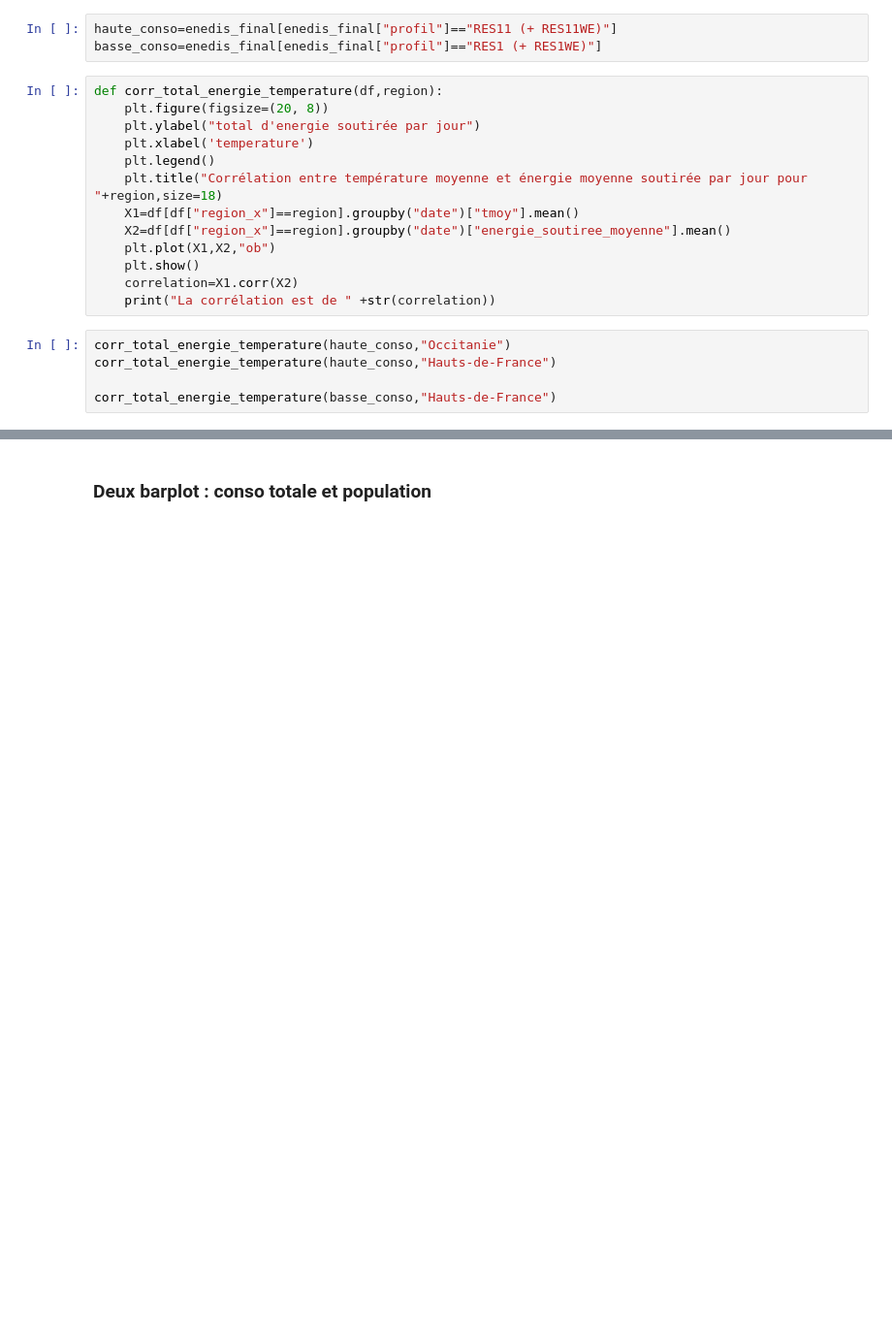
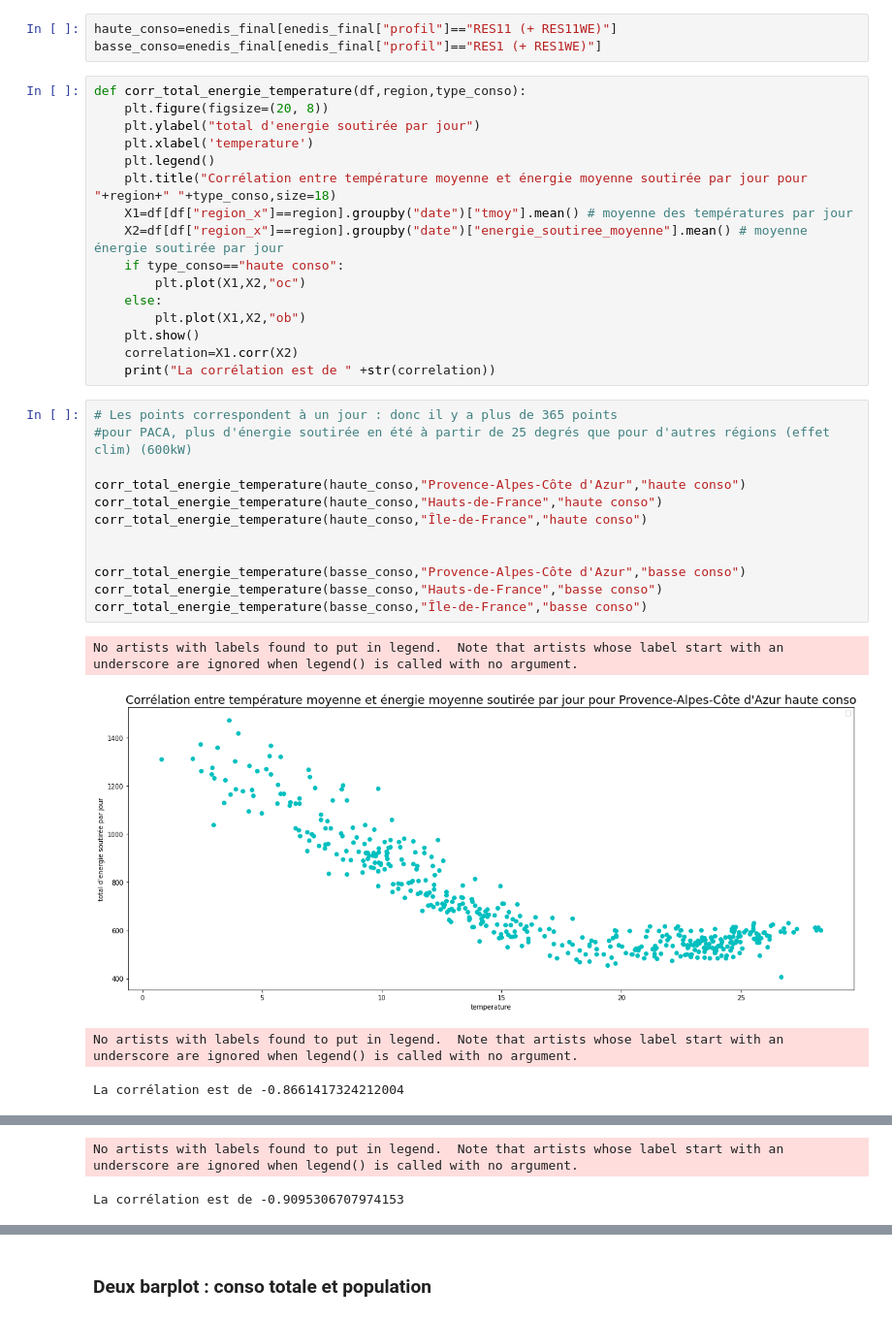
Before and after one commit to cominho/Stat-App, a Jupyter notebook: Stat desc-test.ipynb, the cells around one changed output, grey strips where cells are left out. Shown at 97% size. Drawn from its saved outputs; the diff is of its cells as text; blank space fills up the shorter version.

```diff
--- a/Stat desc-test.ipynb
+++ b/Stat desc-test.ipynb
@@ -146,20 +184,35 @@ On va créer deux df : un avec les profils hautes conso >6kva et les autres <6kv
 haute_conso=enedis_final[enedis_final["profil"]=="RES11 (+ RES11WE)"]
 basse_conso=enedis_final[enedis_final["profil"]=="RES1 (+ RES1WE)"]
 # %%
-def corr_total_energie_temperature(df,region):
+def corr_total_energie_temperature(df,region,type_conso):
     plt.figure(figsize=(20, 8))
     plt.ylabel("total d'energie soutirée par jour")
     plt.xlabel('temperature')
     plt.legend()
-    plt.title("Corrélation entre température moyenne et énergie moyenne soutirée par jour pour "+region,size=18)
-    X1=df[df["region_x"]==region].groupby("date")["tmoy"].mean()
-    X2=df[df["region_x"]==region].groupby("date")["energie_soutiree_moyenne"].mean()
-    plt.plot(X1,X2,"ob")
+    plt.title("Corrélation entre température moyenne et énergie moyenne soutirée par jour pour "+region+" "+type_conso,size=18)
+    X1=df[df["region_x"]==region].groupby("date")["tmoy"].mean() # moyenne des températures par jour
+    X2=df[df["region_x"]==region].groupby("date")["energie_soutiree_moyenne"].mean() # moyenne énergie soutirée par jour
+    if type_conso=="haute conso":
+        plt.plot(X1,X2,"oc")
+    else:
+        plt.plot(X1,X2,"ob")
     plt.show()
     correlation=X1.corr(X2)
     print("La corrélation est de " +str(correlation))
-# %%
-corr_total_energie_temperature(haute_conso,"Occitanie")
-corr_total_energie_temperature(haute_conso,"Hauts-de-France")
-
-corr_total_energie_temperature(basse_conso,"Hauts-de-France")
+# %%
+# Les points correspondent à un jour : donc il y a plus de 365 points
+#pour PACA, plus d'énergie soutirée en été à partir de 25 degrés que pour d'autres régions (effet clim) (600kW)
+
+corr_total_energie_temperature(haute_conso,"Provence-Alpes-Côte d'Azur","haute conso")
+corr_total_energie_temperature(haute_conso,"Hauts-de-France","haute conso")
+corr_total_energie_temperature(haute_conso,"Île-de-France","haute conso")
+
+
+corr_total_energie_temperature(basse_conso,"Provence-Alpes-Côte d'Azur","basse conso")
+corr_total_energie_temperature(basse_conso,"Hauts-de-France","basse conso")
+corr_total_energie_temperature(basse_conso,"Île-de-France","basse conso")
+# %% [output]
+No artists with labels found to put in legend.  Note that artists whose label start with an underscore are ignored when legend() is called with no argument.
+[figure, added]
+No artists with labels found to put in legend.  Note that artists whose label start with an underscore are ignored when legend() is called with no argument.
+La corrélation est de -0.8661417324212004
@@ -165,0 +220,2 @@ corr_total_energie_temperature(basse_conso,"Hauts-de-France")
+No artists with labels found to put in legend.  Note that artists whose label start with an underscore are ignored when legend() is called with no argument.
+La corrélation est de -0.9095306707974153
```
Also changed, not shown: parts of 34 cells of this notebook.
